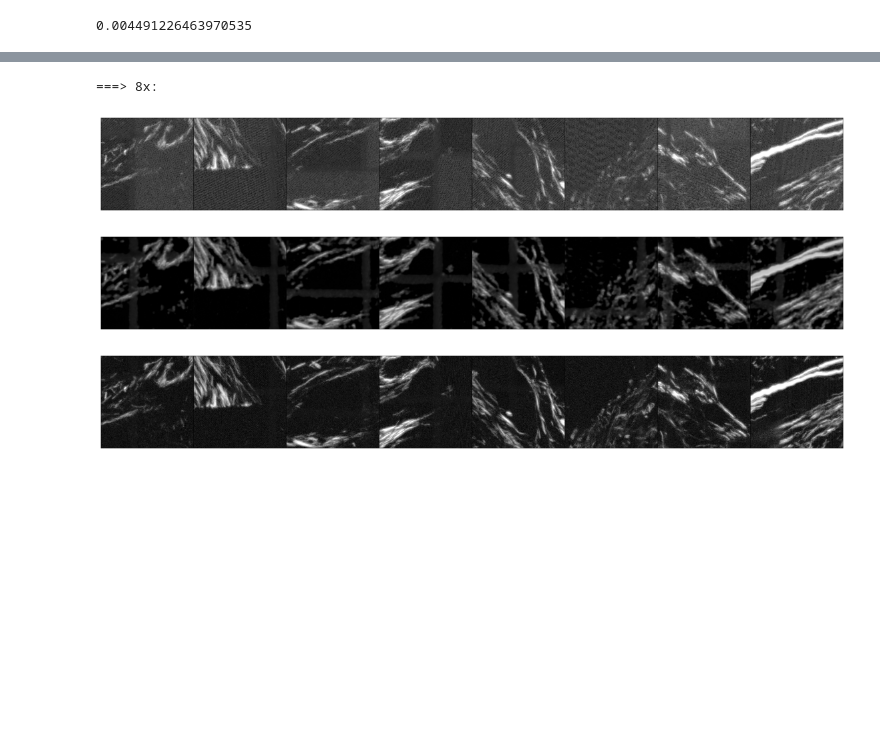
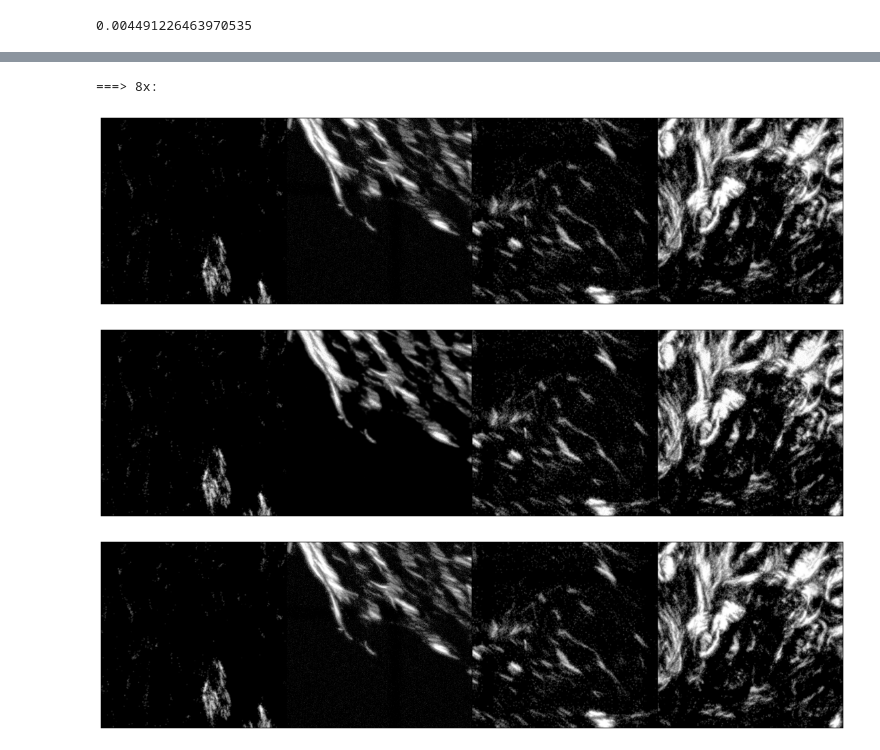
Before and after one commit to aarush-umap/lsm-run-time-enhancement, a Jupyter notebook: train-self.ipynb, the cells around one changed output, grey strips where cells are left out. Saved outputs shown, nothing was run; the diff lists cells and outputs as text; code cells hidden in the pictures; blank space fills up the shorter version.

Commit message:
train single resolution

```diff
--- a/train-self.ipynb
+++ b/train-self.ipynb
@@ -298,7 +307,10 @@ print_output(generator, p, args.average_factor, valid_dataset)
-# %%
-print_output(generator, train_dataset)
-# %% [output]
-===> 8x:
-[figure, removed]
-[figure, removed]
-[figure, removed]
+# %%
+t = 100
+l = args.percep_weight
+p = args.dropout_rate
+print_output(generator, p, t, train_dataset)
+# %% [output]
+===> 8x:
+[figure, added]
+[figure, added]
+[figure, added]
```
Also changed, not shown: parts of 8 cells of this notebook, 2 other files.
